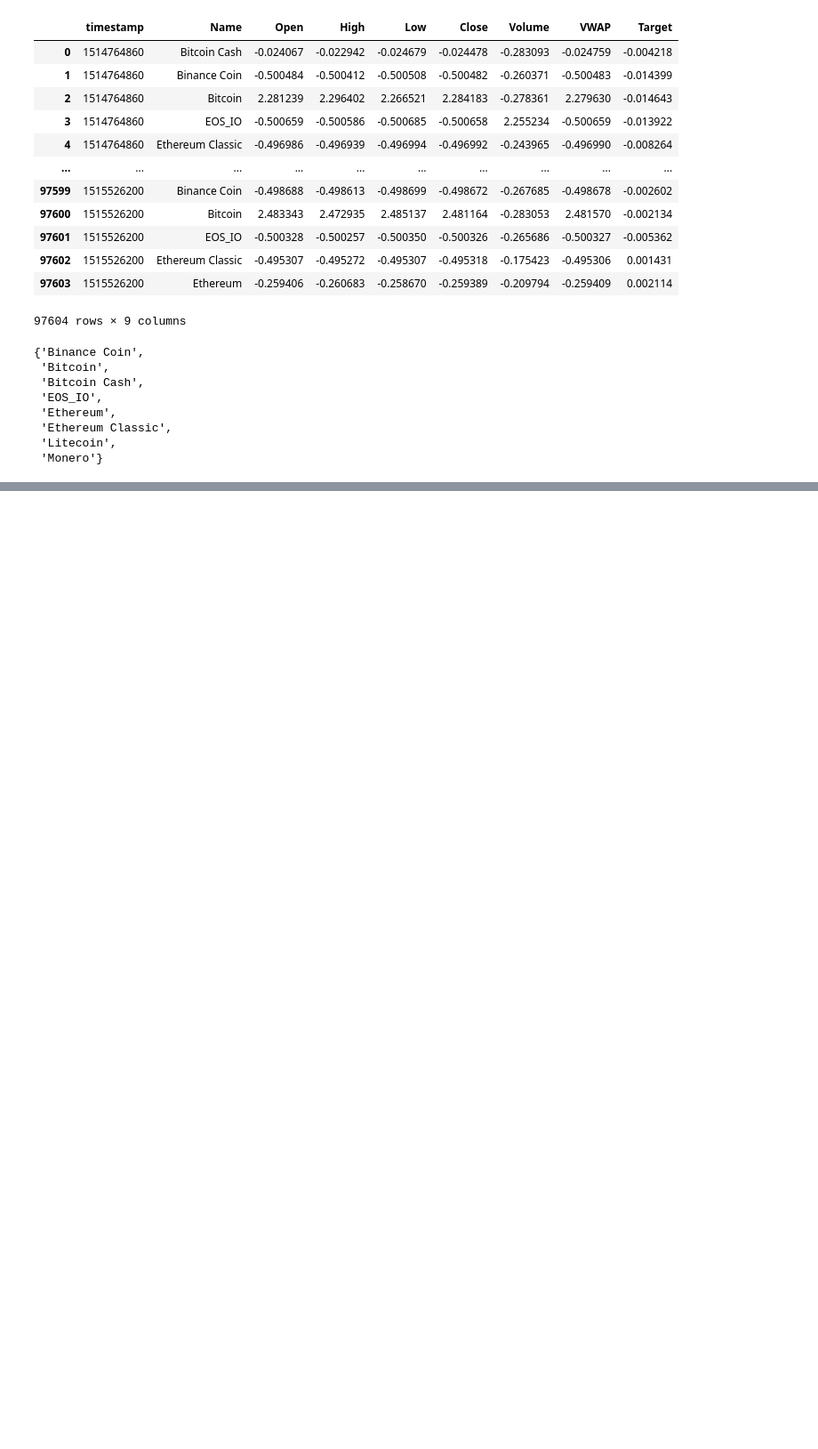
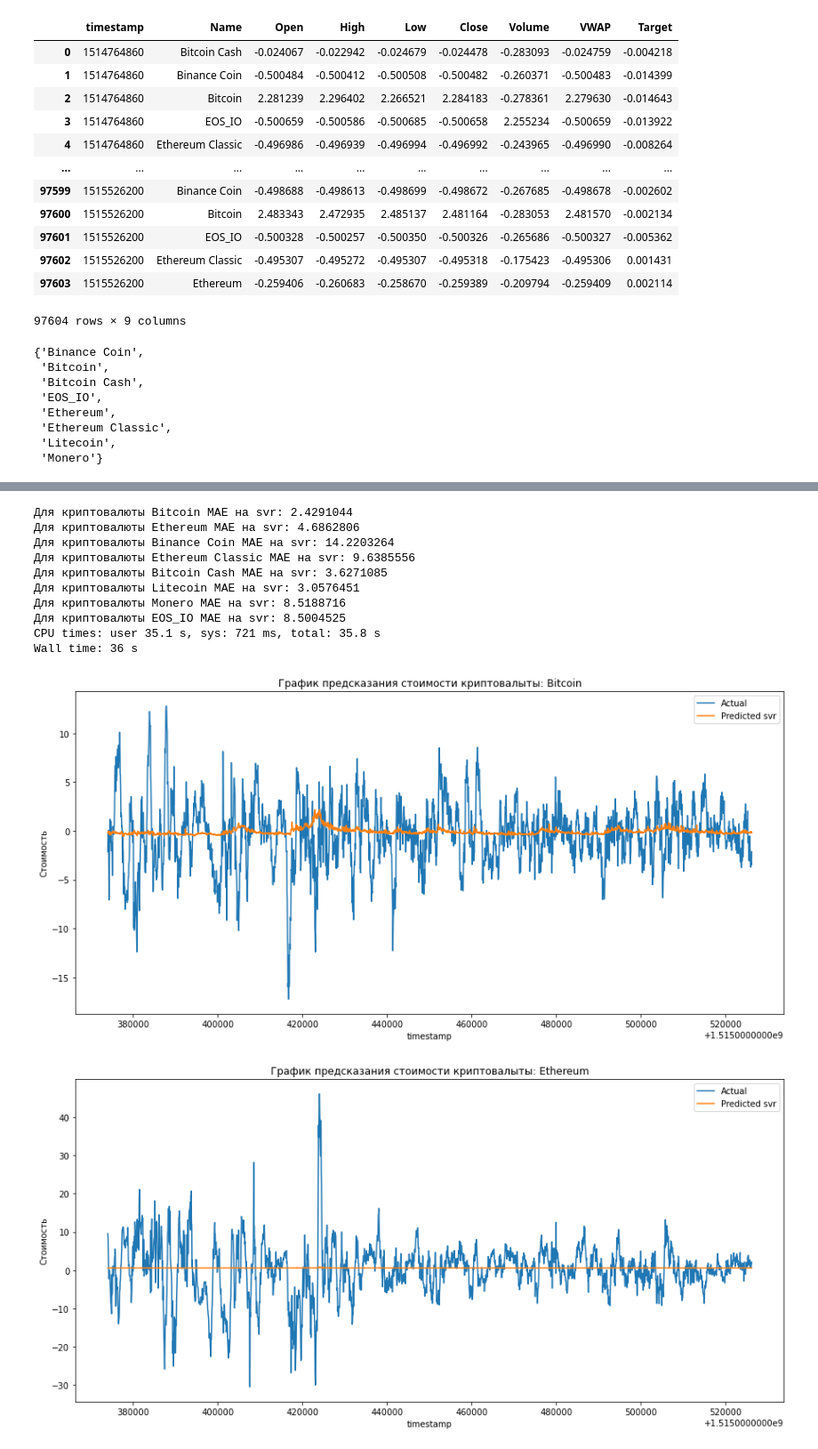
Before and after one commit to paskag/G_Research_Crypto_Forecast, a Jupyter notebook: machine_learning/Crypto_project.ipynb, the cells around one changed output, grey strips where cells are left out. Shown at 89% size. Saved outputs shown, nothing was run; the diff lists cells and outputs as text; code cells hidden in the pictures; blank space fills up the shorter version.

```diff
--- a/machine_learning/Crypto_project.ipynb
+++ b/machine_learning/Crypto_project.ipynb
@@ -39,9 +38,3 @@ names
  'Ethereum Classic',
  'Litecoin',
  'Monero'}
-# %%
-name = "Bitcoin"
-X_train, X_valid, y_train, y_valid = train_test_split(name, df_without_null_scaled)
-model = train_rf(name, X_train, y_train)
-save_model(name, "rf", model)
-visualization(name, df_without_null_scaled, "rf")
@@ -78,0 +68,21 @@ n
+# %%
+%%time
+#svr
+for name in names:
+    X_train, X_valid, y_train, y_valid = train_test_split(name, df_without_null_scaled)
+    model = train_svr(name, X_train, y_train)
+    save_model(name, "svr", model)
+    visualization(name, df_without_null_scaled, "svr")
+# %% [output]
+Для криптовалюты Bitcoin MAE на svr: 2.4291044
+Для криптовалюты Ethereum MAE на svr: 4.6862806
+Для криптовалюты Binance Coin MAE на svr: 14.2203264
+Для криптовалюты Ethereum Classic MAE на svr: 9.6385556
+Для криптовалюты Bitcoin Cash MAE на svr: 3.6271085
+Для криптовалюты Litecoin MAE на svr: 3.0576451
+Для криптовалюты Monero MAE на svr: 8.5188716
+Для криптовалюты EOS_IO MAE на svr: 8.5004525
+CPU times: user 35.1 s, sys: 721 ms, total: 35.8 s
+Wall time: 36 s
+[figure, added]
+[figure, added]
```
Also changed, not shown: parts of 7 cells of this notebook, 29 other files.
